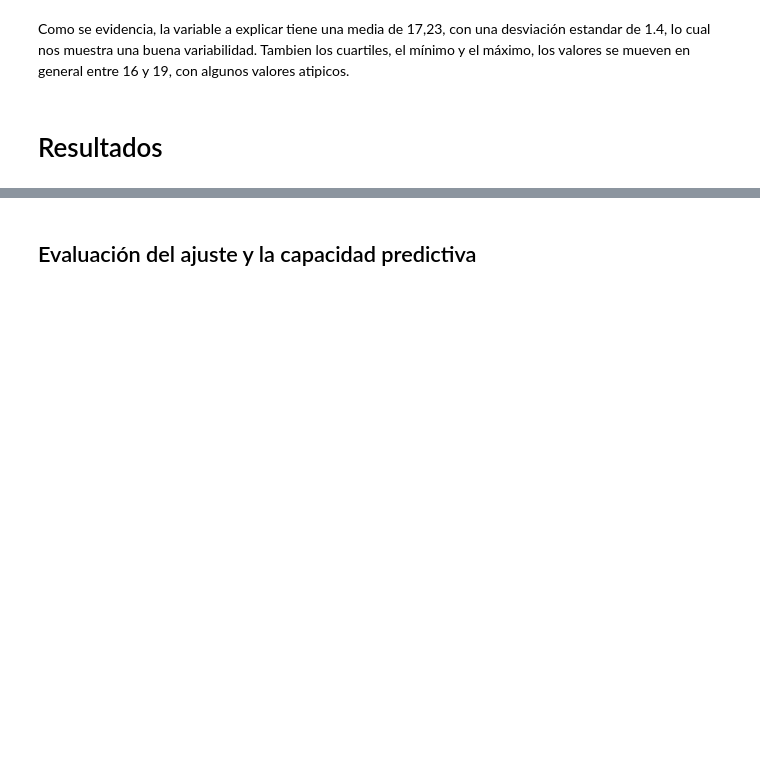
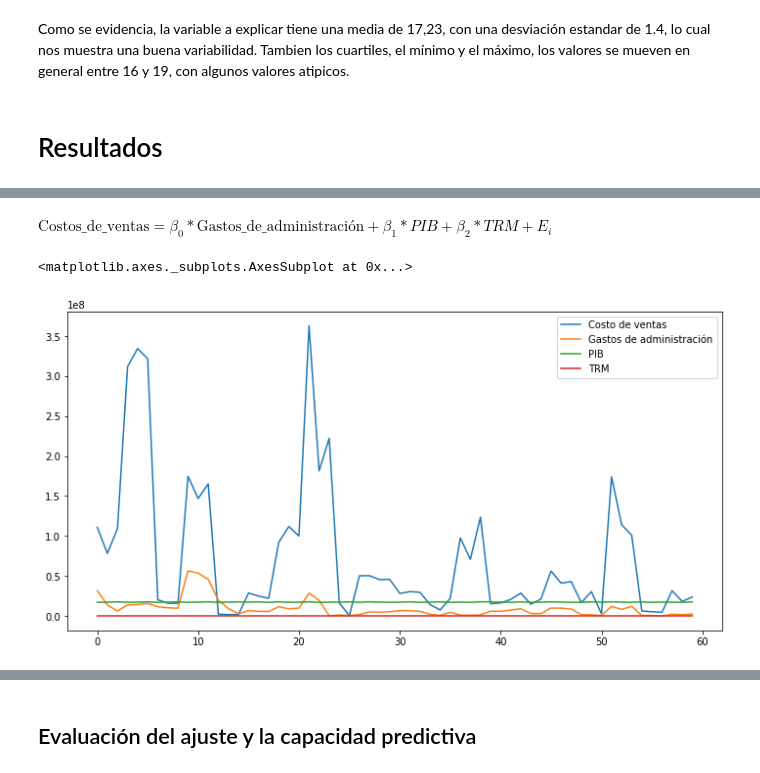
Before and after one commit to juancsaldarriaga/Informe_sector_consultoria_MAE, a Jupyter notebook: trabajo_final_Camilo_Saldarriaga.ipynb, the cells around one changed output, grey strips where cells are left out. Cells and saved outputs as stored; diff of their text form; code cells hidden in the pictures; blank space fills up the shorter version.

```diff
--- a/trabajo_final_Camilo_Saldarriaga.ipynb
+++ b/trabajo_final_Camilo_Saldarriaga.ipynb
@@ -521,0 +546,8 @@ $𝑙𝑜𝑔\_𝑐𝑜𝑠𝑡𝑜𝑠 =  𝐷𝑒𝑠𝑚𝑝𝑙𝑒𝑜 +
+# %% [markdown]
+$\text{Costos_de_ventas} =  \beta_0*\text{Gastos_de_administración} +\beta_1*PIB+\beta_2*TRM + E_i$
+# %%
+data_reg2[["Costo de ventas", 'Gastos de administración', 'PIB', "TRM"]].sort_index().reset_index(drop=True).plot(
+    figsize=(12,6))
+# %% [output]
+<matplotlib.axes._subplots.AxesSubplot at 0x...>
+[figure, added]
```
Also changed, not shown: parts of 59 cells of this notebook, 1 other file.
